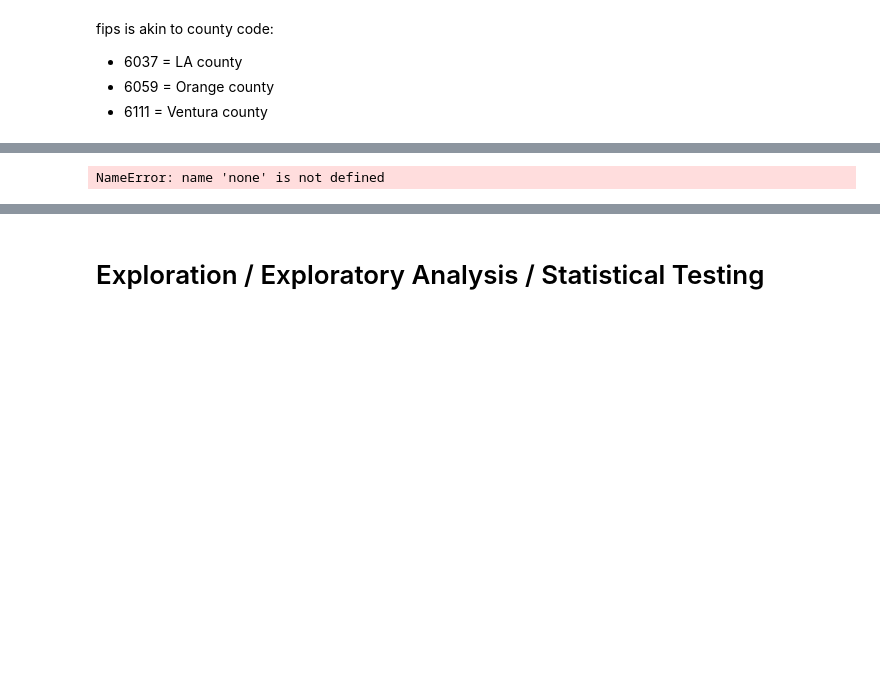
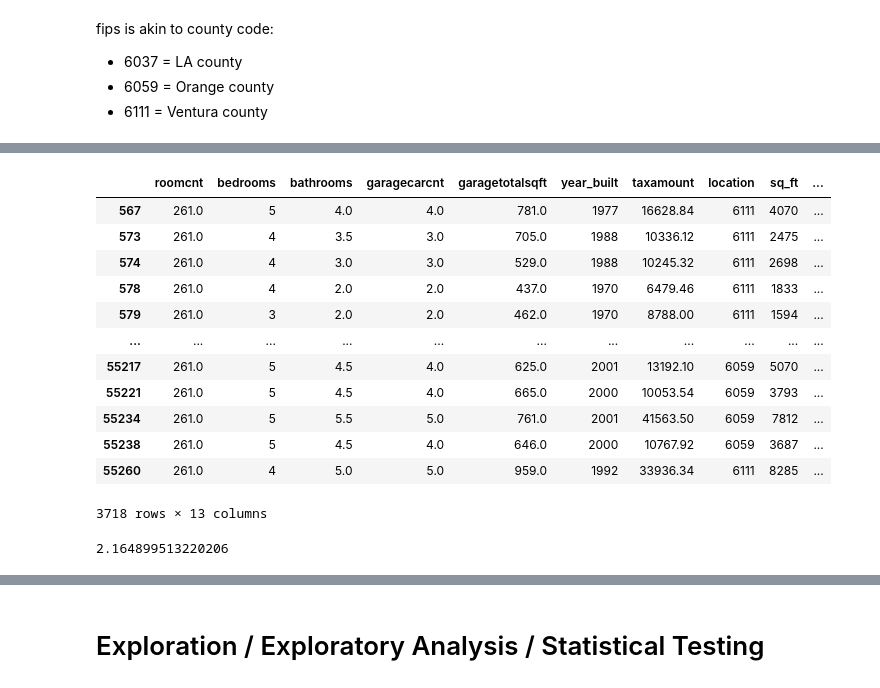
Before and after one commit to SchneemannDavid/regression_project, a Jupyter notebook: working_notebook.ipynb, the cells around one changed output, grey strips where cells are left out. Cells and saved outputs as stored; diff of their text form; code cells hidden in the pictures; blank space fills up the shorter version.

```diff
--- a/working_notebook.ipynb
+++ b/working_notebook.ipynb
@@ -252,6 +362,18 @@ df.head()
 # %%
-df = df.replace(to_replace={'6037':'LA County', '6059':'Orange County', '6111':'Ventura County'}, value=none)
+# acquire_df = acquire_df.replace(to_replace={'6037':'LA County', '6059':'Orange County', '6111':'Ventura County'}, value=none)
-# %% [output]
-NameError: name 'none' is not defined
 # %%
-df.rename(columns = {'bedroomcnt':'bedrooms', 'bathroomcnt':'bathrooms', 'calculatedfinishedsquarefeet':'sq_ft', 'taxvaluedollarcnt':'property_value', 'yearbuilt':'year_built', 'fips':'location'})
+acquire_df.rename(columns = {'bedroomcnt':'bedrooms', 'bathroomcnt':'bathrooms', 'calculatedfinishedsquarefeet':'sq_ft', 'taxvaluedollarcnt':'property_value', 'yearbuilt':'year_built', 'fips':'location'})
+# %% [output]
+|  | roomcnt | bedrooms | bathrooms | garagecarcnt | garagetotalsqft | year_built | taxamount | location | sq_ft | ... |
+| 567 | 261.0 | 5 | 4.0 | 4.0 | 781.0 | 1977 | 16628.84 | 6111 | 4070 | ... |
+| 573 | 261.0 | 4 | 3.5 | 3.0 | 705.0 | 1988 | 10336.12 | 6111 | 2475 | ... |
+| 574 | 261.0 | 4 | 3.0 | 3.0 | 529.0 | 1988 | 10245.32 | 6111 | 2698 | ... |
+| 578 | 261.0 | 4 | 2.0 | 2.0 | 437.0 | 1970 | 6479.46 | 6111 | 1833 | ... |
+| 579 | 261.0 | 3 | 2.0 | 2.0 | 462.0 | 1970 | 8788.00 | 6111 | 1594 | ... |
+| ... | ... | ... | ... | ... | ... | ... | ... | ... | ... | ... |
+| 55217 | 261.0 | 5 | 4.5 | 4.0 | 625.0 | 2001 | 13192.10 | 6059 | 5070 | ... |
+| 55221 | 261.0 | 5 | 4.5 | 4.0 | 665.0 | 2000 | 10053.54 | 6059 | 3793 | ... |
+| 55234 | 261.0 | 5 | 5.5 | 5.0 | 761.0 | 2001 | 41563.50 | 6059 | 7812 | ... |
+| 55238 | 261.0 | 5 | 4.5 | 4.0 | 646.0 | 2000 | 10767.92 | 6059 | 3687 | ... |
+| 55260 | 261.0 | 4 | 5.0 | 5.0 | 959.0 | 1992 | 33936.34 | 6111 | 8285 | ... |
+3718 rows × 13 columns
@@ -307,0 +380,4 @@ def wrangle_zillow():
+# %%
+(acquire_df['taxvaluedollarcnt'] / acquire_df['landtaxvaluedollarcnt']).mean()
+# %% [output]
+2.164899513220206
```
Also changed, not shown: parts of 37 cells of this notebook, 2 other files.
